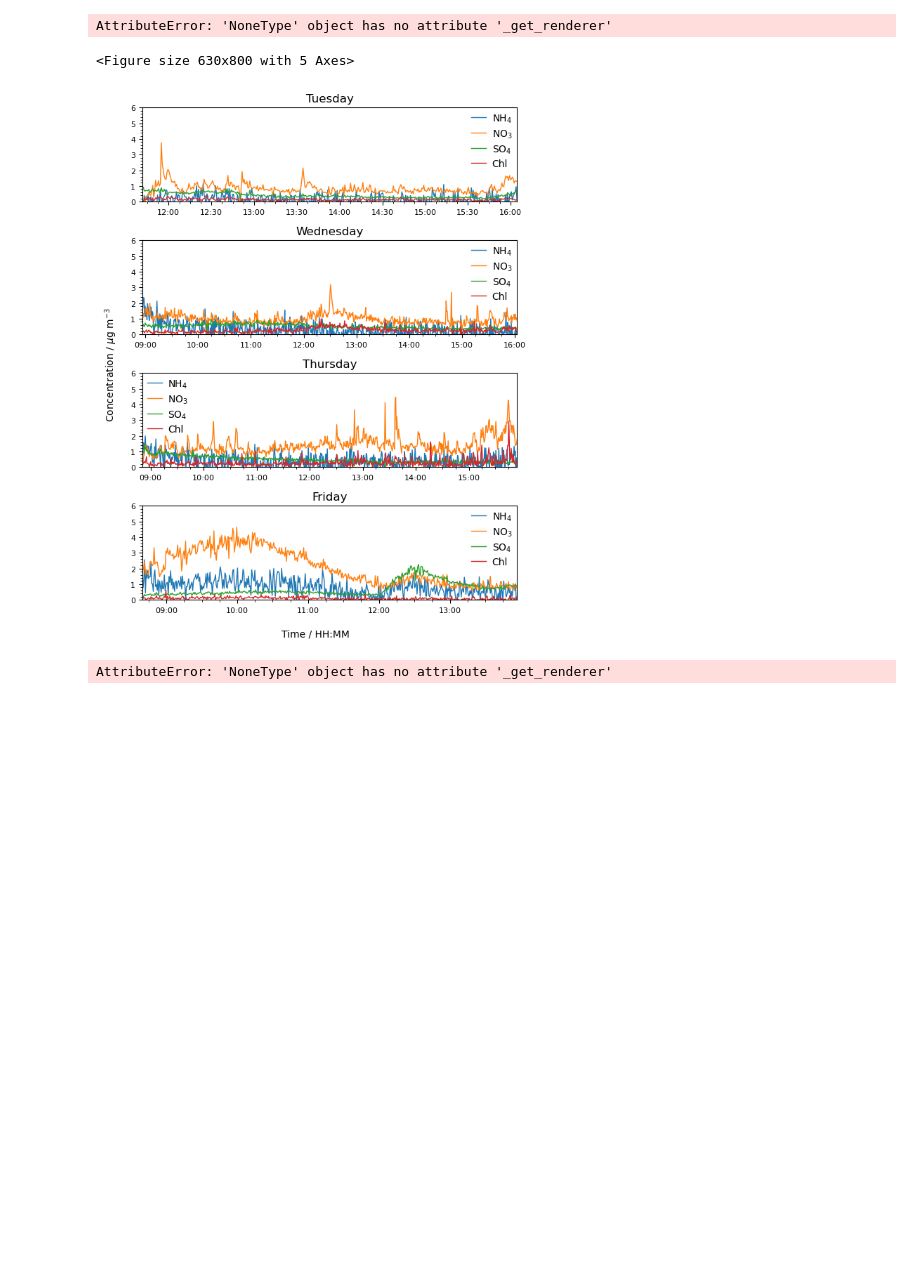
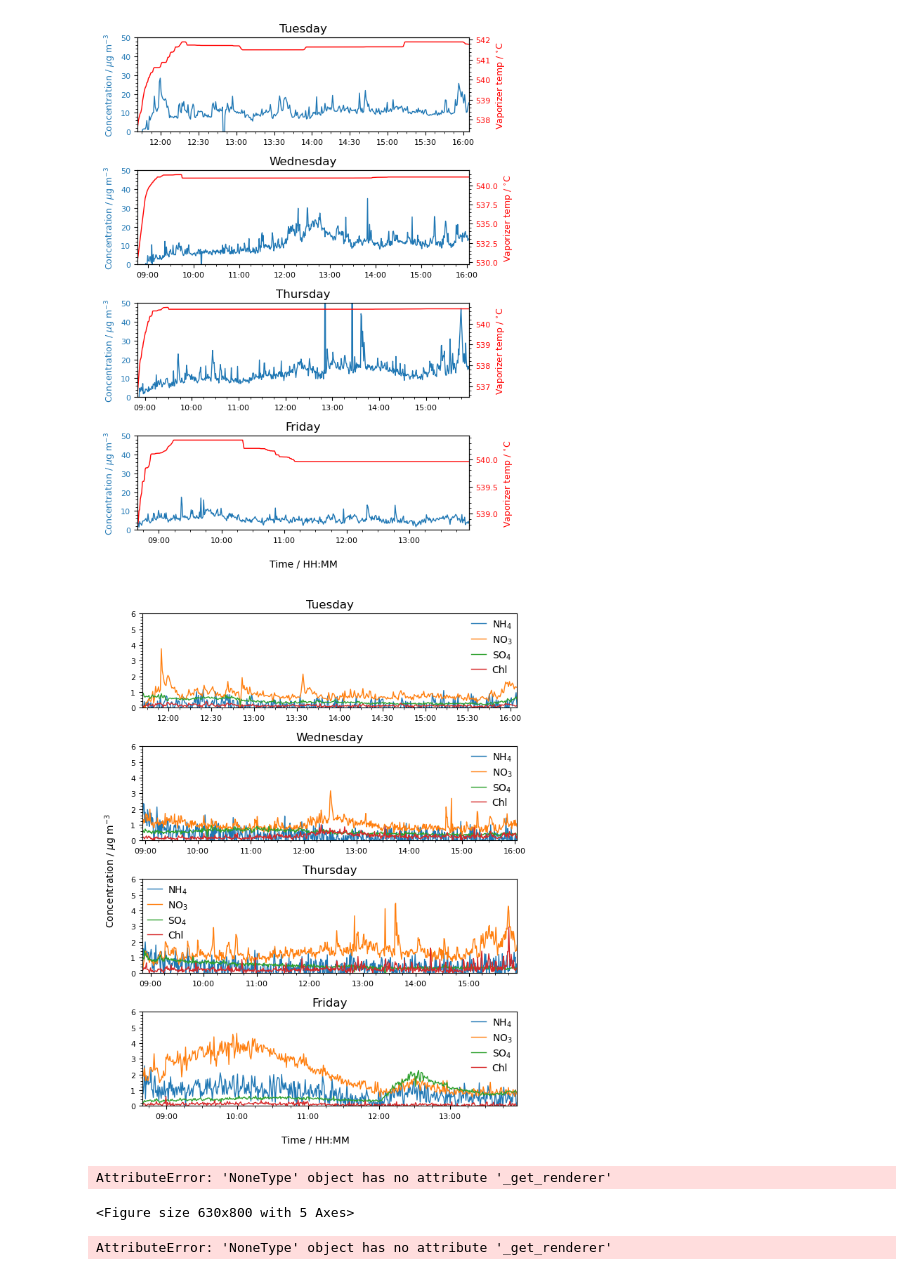
Before and after one commit to Normann25/Master-thesis, a Jupyter notebook: DSB_measurements/ACSM_data.ipynb, the cells around one changed output. Cells and saved outputs as stored; diff of their text form; code cells hidden in the pictures; blank space fills up the shorter version.

```diff
--- a/DSB_measurements/ACSM_data.ipynb
+++ b/DSB_measurements/ACSM_data.ipynb
@@ -27,8 +27,9 @@ MS_asphalt_keys = ['Vesterbrogade_12062023_MS_TraficBefore', 'Vesterbrogade_1206
                    'Vesterbrogade_13062023_MS_TraficBefore', 'Vesterbrogade_13062023_MS_TraficAfter']
 MS_TinaTin_keys = ['7-3-2022_full', '8-3-2022_full', '9-3-2022_full', '10-3-2022_full', '11-3-2022_full', '12-3-2022_full', '13-3-2022_full', '14-3-2022_full']
 
-ACSM = read_csv(path + 'Timeseries/', parent_path, 't_base', None, 1)
-MS = read_txt(path + 'MS/', parent_path, MS_keys, '\t', None)
+ACSM = read_csv(f'{path}Timeseries/', parent_path, 't_base', None, 1)
+ACSM_temp = read_csv(f'{path}ACSM temp/', parent_path, 'Time', None, 1)
+MS = read_txt(f'{path}MS/', parent_path, MS_keys, '\t', None)
 MS_asphalt = read_txt(path_asphalt, parent_path, MS_asphalt_keys, '\t', None)
 MS_TinaTin = read_txt(path_TinaTin, parent_path, MS_TinaTin_keys, '\t', None)
 
@@ -40,3 +41,9 @@ for key in MS_asphalt.keys():
 
 for key in MS_TinaTin.keys():
     MS_TinaTin[key].columns = ['m/z', 'org']
+
+ACSM_temp['KBHH_temp_org']['Date'] = ACSM_temp['KBHH_temp_org']['Time'].dt.date
+for date in ACSM_temp['KBHH_temp_org']['Date'].unique():
+    mask = ACSM_temp['KBHH_temp_org']['Date'] == date
+    new_df = ACSM_temp['KBHH_temp_org'][mask].reset_index()
+    ACSM_temp[str(date)] = new_df
@@ -43,37 +56,63 @@ for key in MS_TinaTin.keys():
 # %%
 titles = ['Tuesday', 'Wednesday', 'Thursday', 'Friday']
+temp_keys = [str(date) for date in ACSM_temp['KBHH_temp_org']['Date'].unique()]
 
 fig1, axes1 = plt.subplots(4, 1, figsize = (6.3, 8))
 
-plot_Conc(axes1, fig1, ACSM, ACSM_keys, 'Org', 'Concentration / $\mu$g m$^{-3}$')
+plot_Conc(axes1, fig1, ACSM, ACSM_keys, 'Org', None)
 
-for ax, ttl in zip(axes1, titles):
-    ax.set(ylim = (0, 50), title = ttl)
-
-artist, inset_ax = plot_inset(axes1[2], 0.4, 2, (0.05, 0, 0.99, 1), '40%', ACSM['12-12-2024']['Time'], ACSM['12-12-2024']['Org'], None, False, True, ['2024-12-12 12:45:00', '2024-12-12 13:45:00'])
+for i, ax in enumerate(axes1):
+    ax.set(ylim = (0, 50), title = titles[i])
+    ax.set_ylabel('Concentration / $\mu$g m$^{-3}$', color = 'tab:blue')
+    ax.tick_params(axis = 'y', labelcolor='tab:blue')
+    # Vaporizer temperature
+    ax2 = ax.twinx()
+    ax2.plot(ACSM_temp[temp_keys[i]]['Time'], ACSM_temp[temp_keys[i]]['Vaporizer Temp'], color = 'r', lw = 1)
+    ax2.tick_params(axis = 'y', labelcolor='r')
+    ax2.set_ylabel('Vaporizer temp / $^{\circ}$C', color = 'r')
+    # # Air beam correction factor
+    # ax3 = ax.twinx()
+    # ax3.spines.right.set_position(("axes", 1.2)) # Offset the right spine og ax3
+    # ax3.plot(ACSM_temp[temp_keys[i]]['Time'], ACSM_temp[temp_keys[i]]['ABCorr'], color = 'g', lw = 1)
+    # ax3.tick_params(axis = 'y', labelcolor='g')
+    # ax3.set_ylabel('AB correction', color = 'g')
 
 fig1.tight_layout()
-fig1.savefig('ACSM/full_timeseries_org.png', dpi = 600)
+fig1.savefig('ACSM/full_timeseries_org+temp.png', dpi = 600)
 plt.show()
 
 fig2, axes2 = plt.subplots(4, 1, figsize = (6.3, 8))
 
 plot_Conc(axes2, fig2, ACSM, ACSM_keys, 'NH4', 'Concentration / $\mu$g m$^{-3}$')
 plot_Conc(axes2, fig2, ACSM, ACSM_keys, 'NO3', 'Concentration / $\mu$g m$^{-3}$')
 plot_Conc(axes2, fig2, ACSM, ACSM_keys, 'SO4', 'Concentration / $\mu$g m$^{-3}$')
 plot_Conc(axes2, fig2, ACSM, ACSM_keys, 'Chl', 'Concentration / $\mu$g m$^{-3}$')
 
 for ax, ttl in zip(axes2, titles):
     ax.legend(labels = ['NH$_{4}$', 'NO$_{3}$', 'SO$_{4}$', 'Chl'])
     ax.set(title = ttl, ylim = (0, 6))
 
 fig2.tight_layout()
 fig2.savefig('ACSM/full_timeseries_other.png', dpi = 600)
 plt.show()
+
+fig3, axes3 = plt.subplots(4, 1, figsize = (6.3, 8))
+
+plot_Conc(axes3, fig3, ACSM, ACSM_keys, 'Org', 'Concentration / $\mu$g m$^{-3}$')
+
+for ax, ttl in zip(axes3, titles):
+    ax.set(ylim = (0, 50), title = ttl)
+
+artist, inset_ax = plot_inset(axes3[2], 0.4, 2, (0.05, 0, 0.99, 1), '40%', ACSM['12-12-2024']['Time'], ACSM['12-12-2024']['Org'], None, False, True, ['2024-12-12 12:45:00', '2024-12-12 13:45:00'])
+
+fig3.tight_layout()
+fig3.savefig('ACSM/full_timeseries_org.png', dpi = 600)
+plt.show()
 # %% [output]
+[figure, new version]
+[figure, added]
 AttributeError: 'NoneType' object has no attribute '_get_renderer'
 <Figure size 630x800 with 5 Axes>
-[figure, old version]
 # %%
 fig, axes = plt.subplots(3, 1, figsize = (6.3, 6))
 
```
Also changed, not shown: parts of 1 cell of this notebook.
